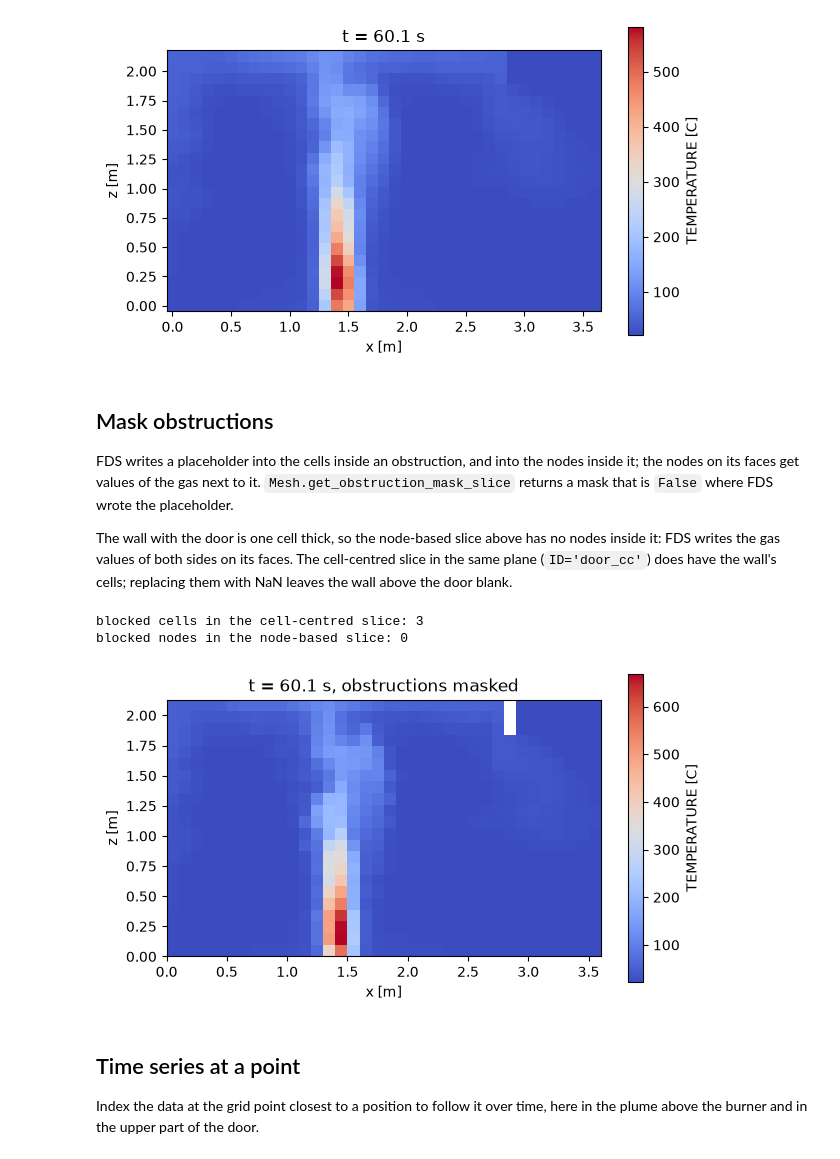
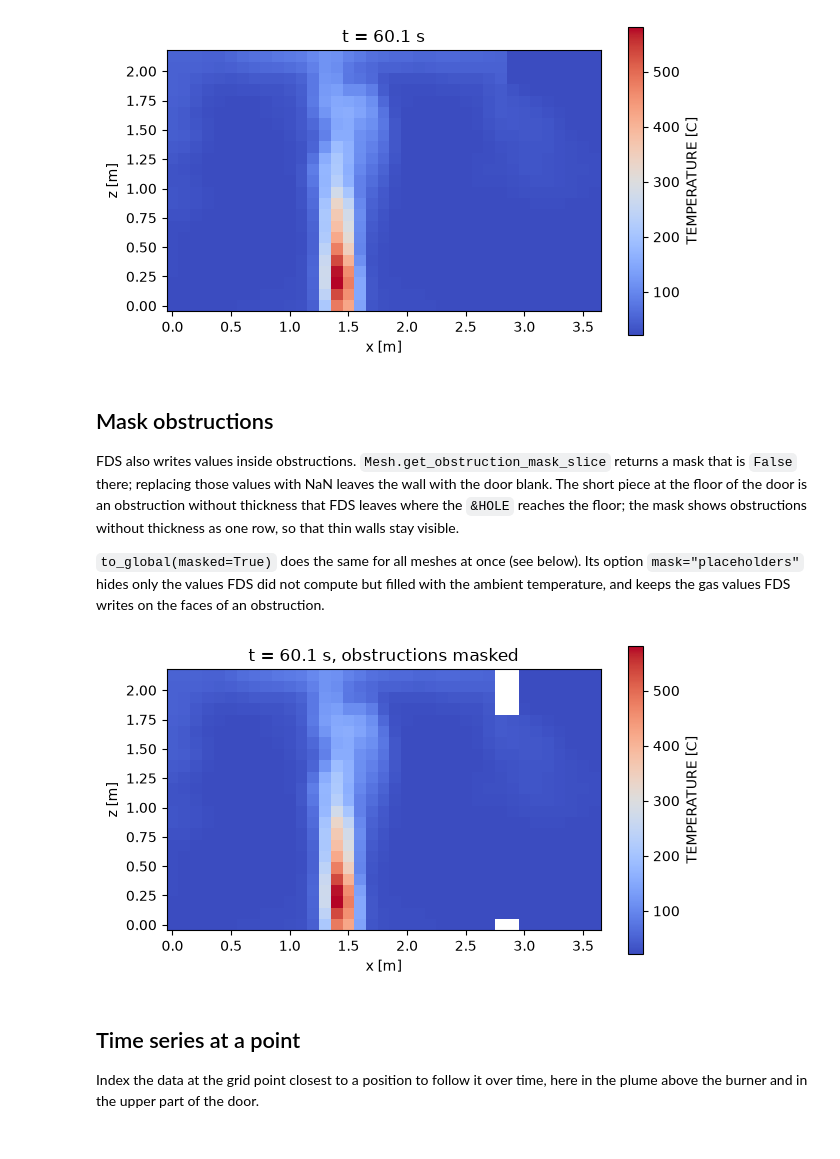
Before and after one commit to FireDynamics/fdsreader, a Jupyter notebook: examples/slcf/slices.ipynb, the cells around one changed output. Cells and saved outputs as stored; diff of their text form; code cells hidden in the pictures.

```diff
--- a/examples/slcf/slices.ipynb
+++ b/examples/slcf/slices.ipynb
@@ -63,32 +62,24 @@ ax.set(xlabel="x [m]", ylabel="z [m]", title=f"t = {slc.times[t]:.1f} s", aspect
 # %% [markdown]
 ## Mask obstructions
 
-FDS writes a placeholder into the cells inside an obstruction, and into the nodes inside it;
-the nodes on its faces get values of the gas next to it. `Mesh.get_obstruction_mask_slice`
-returns a mask that is `False` where FDS wrote the placeholder.
+FDS also writes values inside obstructions. `Mesh.get_obstruction_mask_slice` returns a mask
+that is `False` there; replacing those values with NaN leaves the wall with the door blank. The short piece at the
+floor of the door is an obstruction without thickness that FDS leaves where the `&HOLE` reaches
+the floor; the mask shows obstructions without thickness as one row, so that thin walls stay visible.
 
-The wall with the door is one cell thick, so the node-based slice above has no nodes inside
-it: FDS writes the gas values of both sides on its faces. The cell-centred slice in the same
-plane (`ID='door_cc'`) does have the wall's cells; replacing them with NaN leaves the wall
-above the door blank.
+`to_global(masked=True)` does the same for all meshes at once (see below). Its option
+`mask="placeholders"` hides only the values FDS did not compute but filled with the ambient
+temperature, and keeps the gas values FDS writes on the faces of an obstruction.
 # %%
-slc_cc = sim.slices.get_by_id("door_cc")
-sub_cc = slc_cc[mesh]
-coords_cc = sub_cc.get_coordinates()
-t_cc = slc_cc.get_nearest_timestep(60.0)
-mask = mesh.get_obstruction_mask_slice(sub_cc)
-masked = np.where(np.squeeze(mask)[t_cc], sub_cc.data[t_cc], np.nan)
-print("blocked cells in the cell-centred slice:", int((~mask[t_cc]).sum()))
-print("blocked nodes in the node-based slice:", int((~mesh.get_obstruction_mask_slice(subslice)[t]).sum()))
+mask = mesh.get_obstruction_mask_slice(subslice)
+masked = np.where(np.squeeze(mask)[t], subslice.data[t], np.nan)
 
 fig, ax = plt.subplots(figsize=(7, 4))
-pcm = ax.pcolormesh(coords_cc["x"], coords_cc["z"], masked.T, shading="nearest", cmap="coolwarm")
-fig.colorbar(pcm, label=f"{slc_cc.quantity.name} [{slc_cc.quantity.unit}]")
-ax.set(xlabel="x [m]", ylabel="z [m]", title=f"t = {slc_cc.times[t_cc]:.1f} s, obstructions masked", aspect="equal");
+pcm = ax.pcolormesh(coords["x"], coords["z"], masked.T, shading="nearest", cmap="coolwarm")
+fig.colorbar(pcm, label=f"{slc.quantity.name} [{slc.quantity.unit}]")
+ax.set(xlabel="x [m]", ylabel="z [m]", title=f"t = {slc.times[t]:.1f} s, obstructions masked", aspect="equal");
 # %% [output]
-blocked cells in the cell-centred slice: 3
-blocked nodes in the node-based slice: 0
-[figure, old version]
+[figure, new version]
 # %% [markdown]
 ## Time series at a point
 
```
Also changed, not shown: parts of 1 cell of this notebook, 9 other files.
